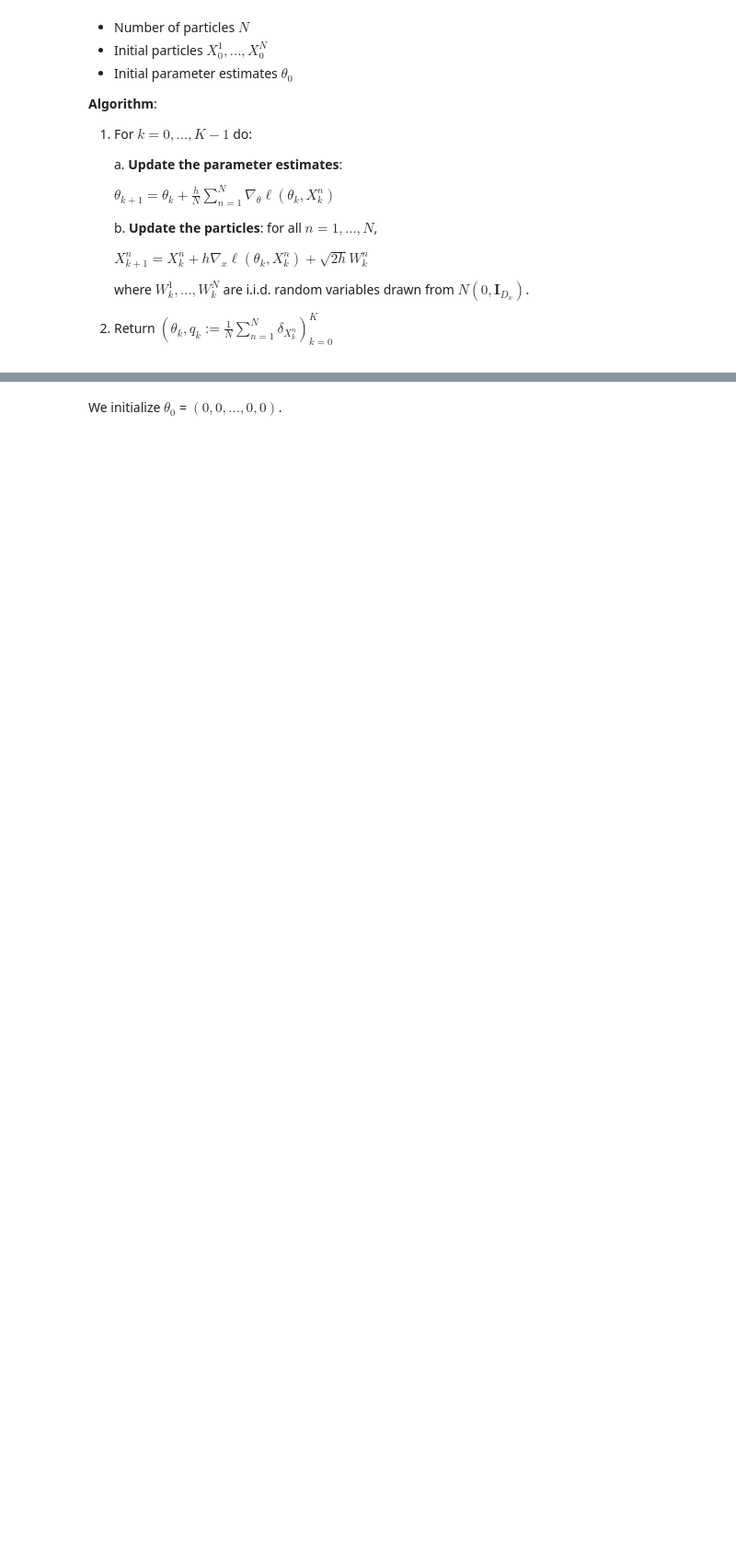
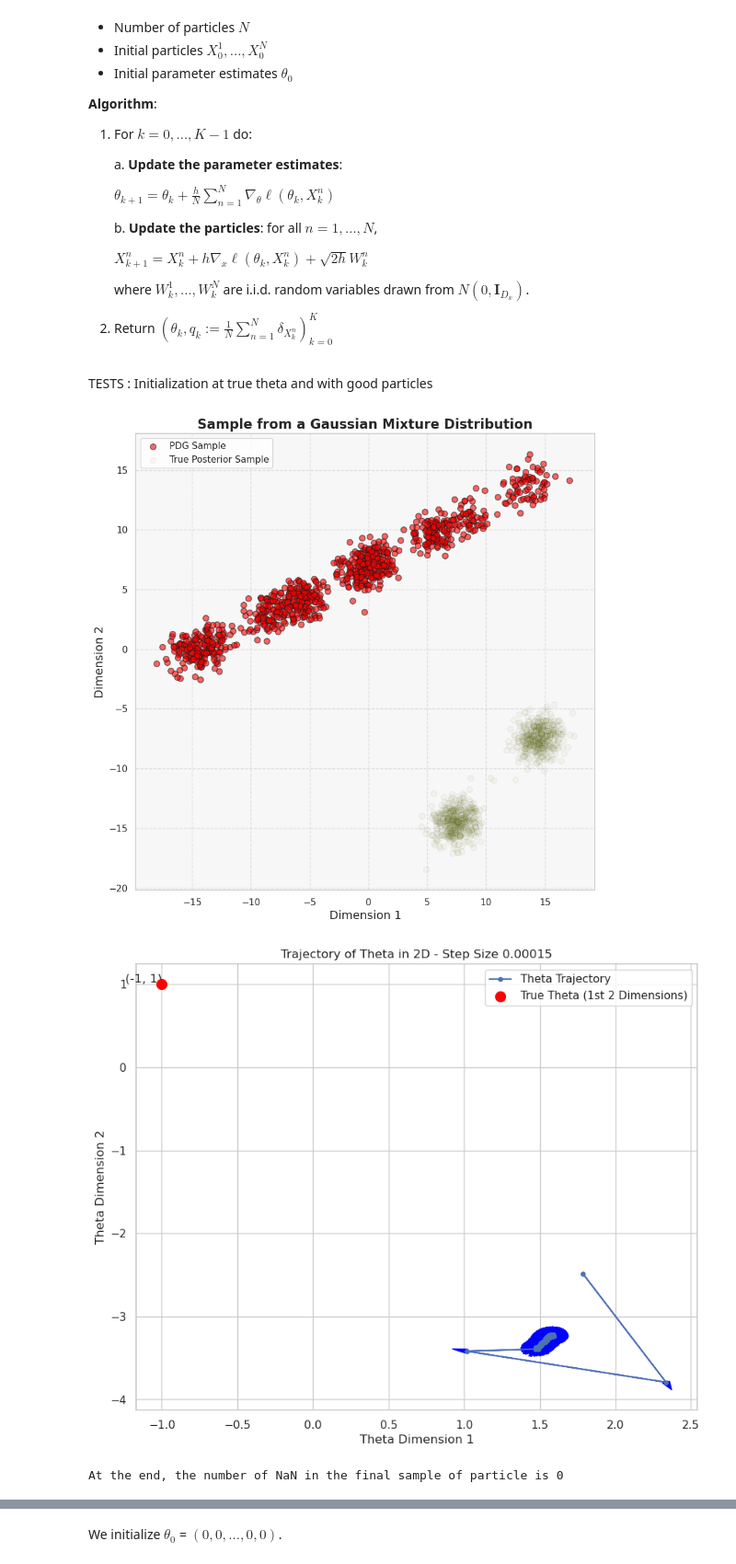
Before and after one commit to PyTomSss/Research_Project-Imperial_College, a Jupyter notebook: Interacting Particles - MMLE/Parameter Estimation MMLE V2.ipynb, the cells around one changed output, grey strips where cells are left out. Shown at 92% size. Saved outputs shown, nothing was run; the diff lists cells and outputs as text; code cells hidden in the pictures; blank space fills up the shorter version.

```diff
--- a/Interacting Particles - MMLE/Parameter Estimation MMLE V2.ipynb
+++ b/Interacting Particles - MMLE/Parameter Estimation MMLE V2.ipynb
@@ -238,3 +238,11 @@ def PGD_dx(nb_particles, nb_iter, step_size, centers_prior, covariances_prior, w
     print(f'At the end, the number of NaN in the final sample of particle is {np.sum(np.isnan(sample)) // dx}')
 
     return sample, theta_t, theta_traj
+# %% [markdown]
+TESTS : Initialization at true theta and with good particles
+# %%
+final_sample, theta_estimated, theta_traj = PGD_dx(1000, 8000, 0.00015, params_prior[0], params_prior[1], params_prior[2], theta_star, sigma_y, y_obs_dx, plot = True, plot_true_theta = theta_star)
+# %% [output]
+[figure, added]
+[figure, added]
+At the end, the number of NaN in the final sample of particle is 0
```
Also changed, not shown: parts of 10 cells of this notebook, 1 other file.
